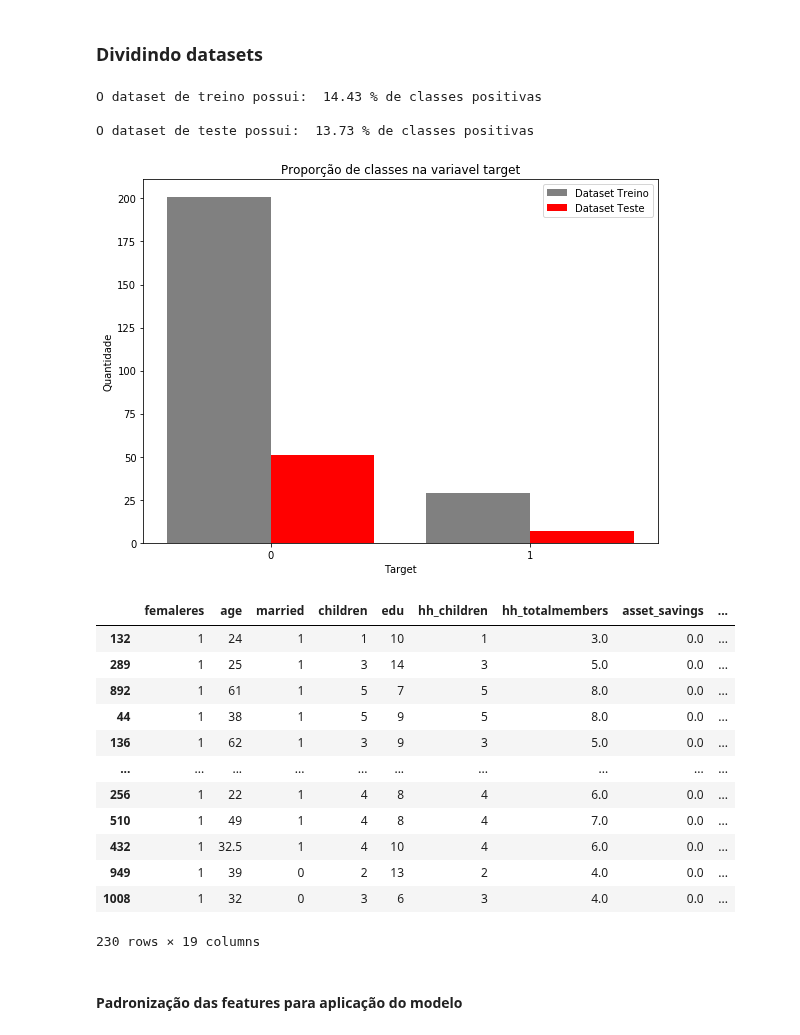
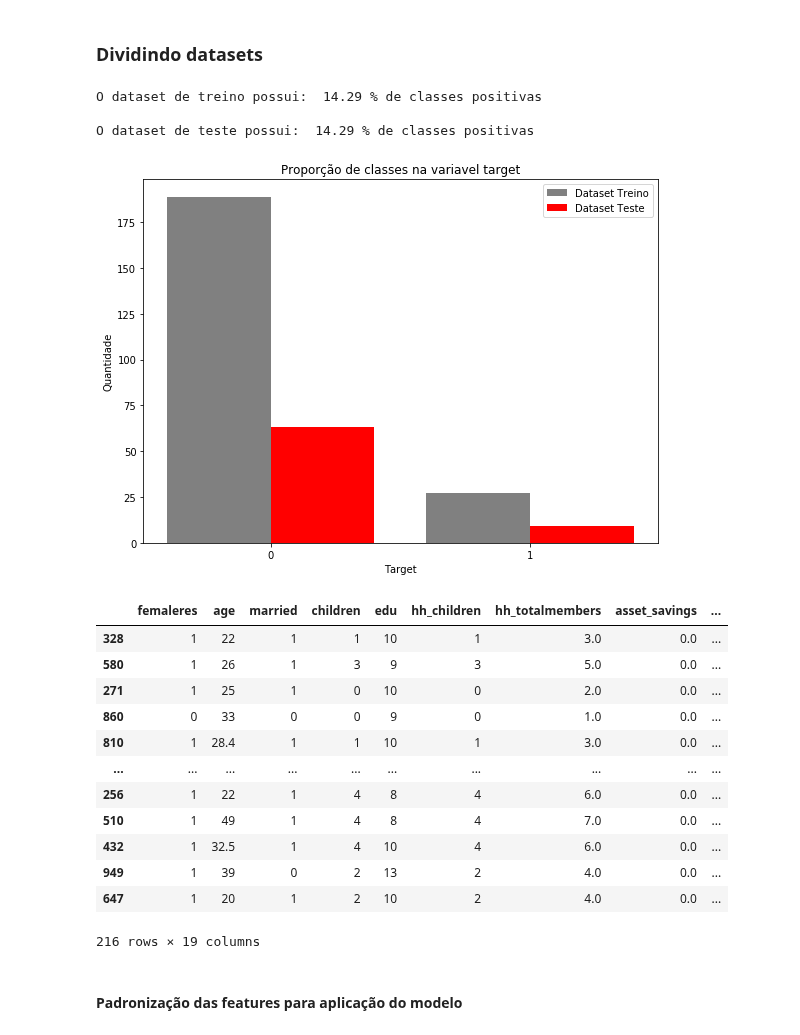
Before and after one commit to kaline/TrabalhoFinalML, a Jupyter notebook: dataset.ipynb, the cells around one changed output. Drawn from its saved outputs; the diff is of its cells as text; code cells hidden in the pictures.

```diff
--- a/dataset.ipynb
+++ b/dataset.ipynb
@@ -544,49 +553,49 @@ s
 # %%
 # Separando as variáveis da target
 X = df.drop(target_column_name, axis=1).fillna(0)
 y = df[target_column_name]
 
 # Dividindo o dataset em treino e teste
-X_train, X_test, y_train, y_test = train_test_split(X, y, test_size=0.20, random_state=42,stratify=y)
+X_train, X_test, y_train, y_test = train_test_split(X, y, test_size=0.25, random_state=42,stratify=y)
 
 # Observando as proporções de classes nas targets do dataset de treino e teste (o objetivo é ter uma proporção semelhante)
 fig,ax = plt.subplots(figsize=(8,6))
 treino_b = ax.bar(y_train.value_counts().index-0.2,y_train.value_counts().values,0.4, color='gray',label='Dataset Treino')
 teste_b  = ax.bar( y_test.value_counts().index+0.2,y_test.value_counts().values ,0.4, color='red' , label='Dataset Teste')
 
 # Percentuais
 perc_tr = (y_train.value_counts().values[1]/y_train.value_counts().values[0])*100
 print('\nO dataset de treino possui: ',round(perc_tr,2),'% de classes positivas')
 perc_ts = (y_test.value_counts().values[1]/y_test.value_counts().values[0])*100
 print('\nO dataset de teste possui: ',round(perc_ts,2),'% de classes positivas')
 
 # Recurso visual
 ax.set_ylabel('Quantidade')
 ax.set_xlabel('Target')
 ax.set_title('Proporção de classes na variavel target')
 ax.set_xticks([0,1])
 ax.legend()
 fig.tight_layout()
 plt.show()
 X_train
 # %% [output]
-O dataset de treino possui:  14.43 % de classes positivas
+O dataset de treino possui:  14.29 % de classes positivas
 
-O dataset de teste possui:  13.73 % de classes positivas
+O dataset de teste possui:  14.29 % de classes positivas
-[figure, old version]
+[figure, new version]
 |  | femaleres | age | married | children | edu | hh_children | hh_totalmembers | asset_savings | ... |
-| 132 | 1 | 24 | 1 | 1 | 10 | 1 | 3.0 | 0.0 | ... |
-| 289 | 1 | 25 | 1 | 3 | 14 | 3 | 5.0 | 0.0 | ... |
-| 892 | 1 | 61 | 1 | 5 | 7 | 5 | 8.0 | 0.0 | ... |
-| 44 | 1 | 38 | 1 | 5 | 9 | 5 | 8.0 | 0.0 | ... |
-| 136 | 1 | 62 | 1 | 3 | 9 | 3 | 5.0 | 0.0 | ... |
+| 328 | 1 | 22 | 1 | 1 | 10 | 1 | 3.0 | 0.0 | ... |
+| 580 | 1 | 26 | 1 | 3 | 9 | 3 | 5.0 | 0.0 | ... |
+| 271 | 1 | 25 | 1 | 0 | 10 | 0 | 2.0 | 0.0 | ... |
+| 860 | 0 | 33 | 0 | 0 | 9 | 0 | 1.0 | 0.0 | ... |
+| 810 | 1 | 28.4 | 1 | 1 | 10 | 1 | 3.0 | 0.0 | ... |
 | ... | ... | ... | ... | ... | ... | ... | ... | ... | ... |
 | 256 | 1 | 22 | 1 | 4 | 8 | 4 | 6.0 | 0.0 | ... |
 | 510 | 1 | 49 | 1 | 4 | 8 | 4 | 7.0 | 0.0 | ... |
 | 432 | 1 | 32.5 | 1 | 4 | 10 | 4 | 6.0 | 0.0 | ... |
 | 949 | 1 | 39 | 0 | 2 | 13 | 2 | 4.0 | 0.0 | ... |
-| 1008 | 1 | 32 | 0 | 3 | 6 | 3 | 4.0 | 0.0 | ... |
+| 647 | 1 | 20 | 1 | 2 | 10 | 2 | 4.0 | 0.0 | ... |
-230 rows × 19 columns
+216 rows × 19 columns
 # %% [markdown]
 #### Padronização das features para aplicação do modelo
 # %%
```
Also changed, not shown: parts of 3 cells of this notebook.
